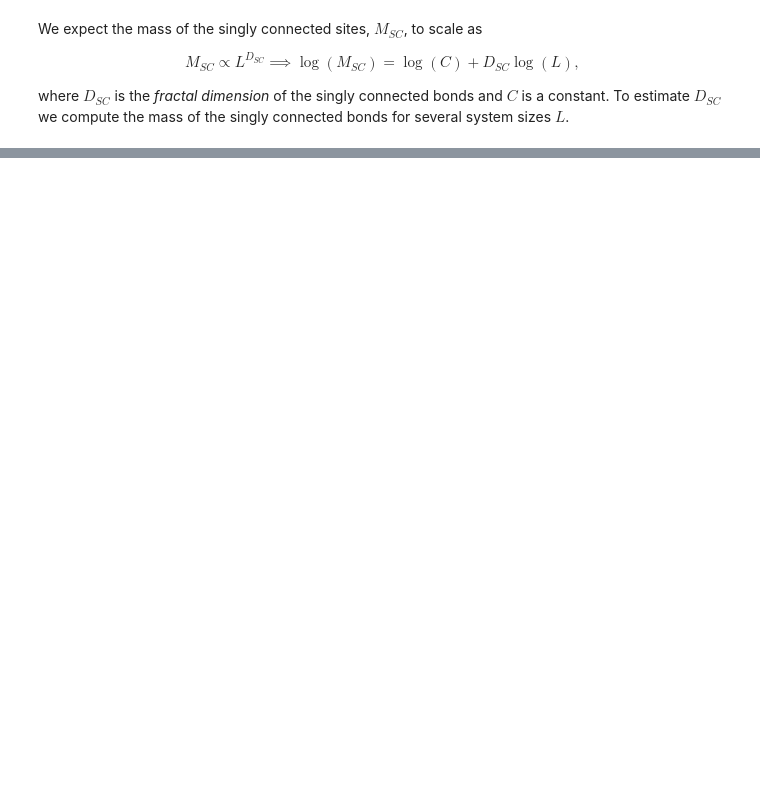
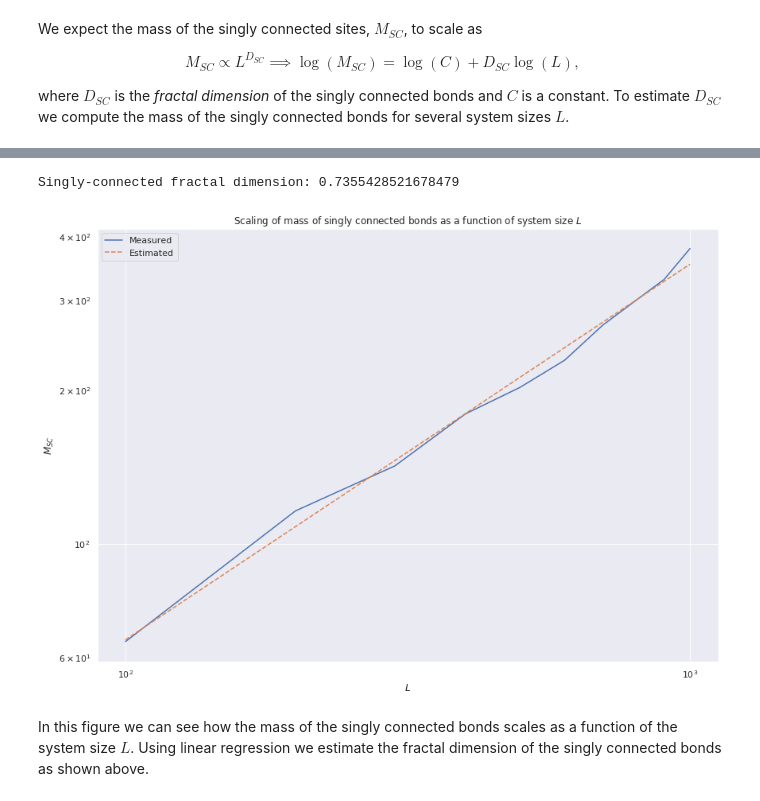
Before and after one commit to Schoyen/FYS4460, a Jupyter notebook: project-3/singly-connected-bonds.ipynb, the cells around one changed output, grey strips where cells are left out. Cells and saved outputs as stored; diff of their text form; code cells hidden in the pictures; blank space fills up the shorter version.

Commit message:
Add estimation of fractal dimension

```diff
--- a/project-3/singly-connected-bonds.ipynb
+++ b/project-3/singly-connected-bonds.ipynb
@@ -158,3 +159,11 @@ def compute_mass_sc(L, num_samples, num_attempts=1000, p=p_c):
         mass_arr[i] = np.sum((left * right) > 0)
 
     return mass_arr
+# %%
+num_samples = 100
+L_list = list(map(lambda x: x * 100, range(1, 11)))
+mass_list = []
+# %%
+for L in L_list:
+    mass_arr = compute_mass_sc(L, num_samples)
+    mass_list.append(np.mean(mass_arr))
@@ -160,0 +181,30 @@ def compute_mass_sc(L, num_samples, num_attempts=1000, p=p_c):
+# %%
+clf = sklearn.linear_model.LinearRegression().fit(
+    np.log(L_list)[:, np.newaxis], np.log(mass_list)[:, np.newaxis]
+)
+
+D_sc = clf.coef_[0, 0]
+log_C = clf.intercept_[0]
+
+print(f"Singly-connected fractal dimension: {D_sc}")
+# %% [output]
+Singly-connected fractal dimension: 0.7355428521678479
+# %%
+plt.figure(figsize=(14, 10))
+
+plt.loglog(L_list, mass_list, label="Measured")
+plt.loglog(
+    L_list,
+    np.exp(log_C) * np.array(L_list) ** D_sc,
+    "--",
+    label=r"Estimated",
+)
+plt.legend(loc="best")
+plt.title(r"Scaling of mass of singly connected bonds as a function of system size $L$")
+plt.xlabel(r"$L$")
+plt.ylabel(r"$M_{SC}$")
+plt.show()
+# %% [output]
+[figure, added]
+# %% [markdown]
+In this figure we can see how the mass of the singly connected bonds scales as a function of the system size $L$. Using linear regression we estimate the fractal dimension of the singly connected bonds as shown above.
```
Also changed, not shown: parts of 10 cells of this notebook.
